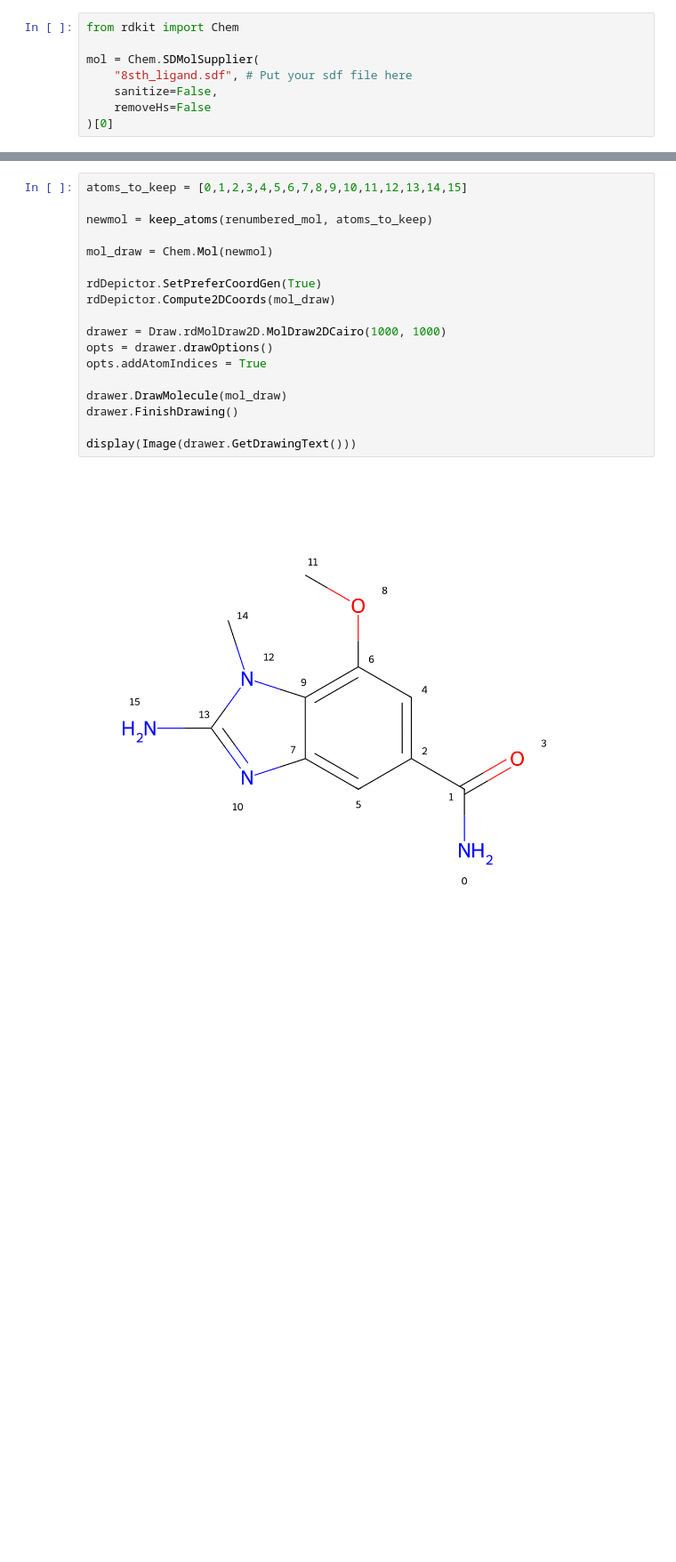
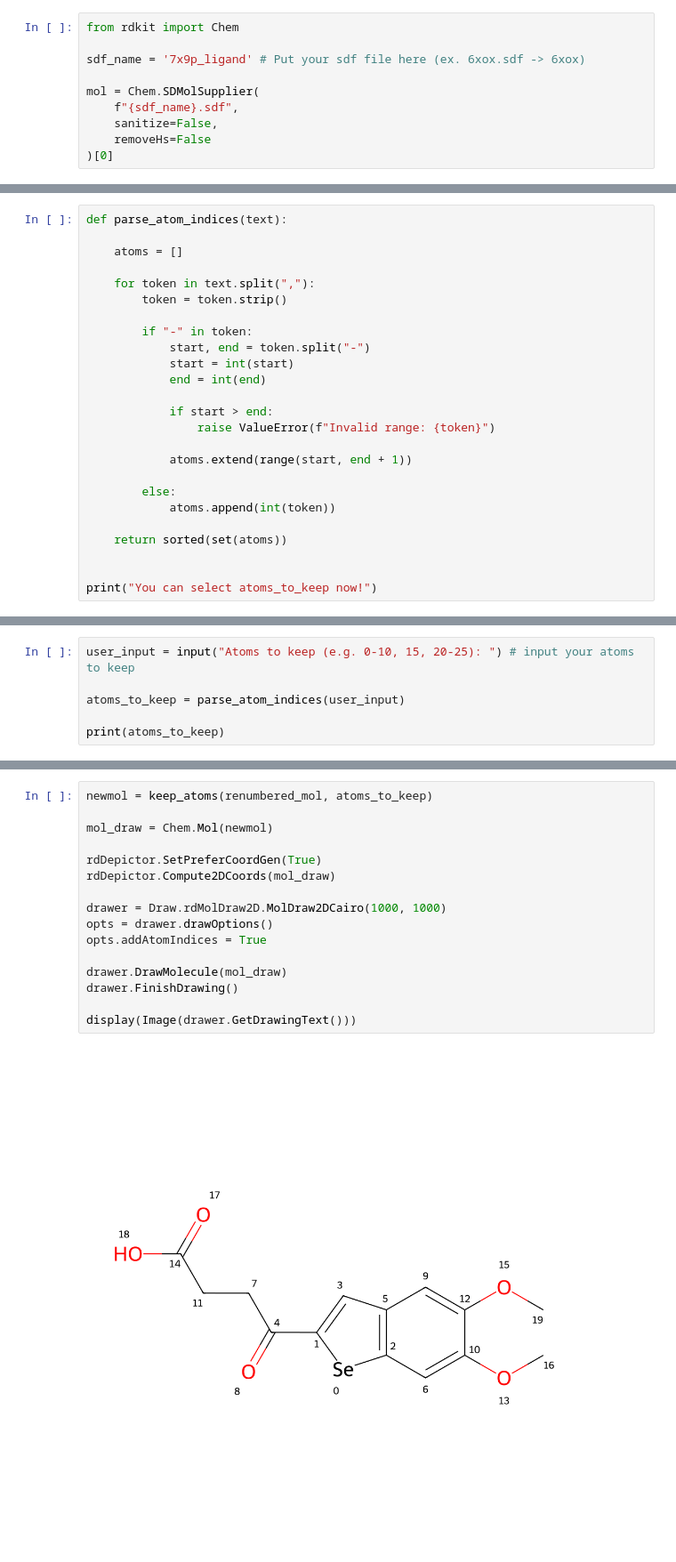
Before and after one commit to good-boy-twist/RDKit-molecule-editor, a Jupyter notebook: RDKit-MoleculeEditor.ipynb, the cells around one changed output, grey strips where cells are left out. Shown at 89% size. Cells and saved outputs as stored; diff of their text form; blank space fills up the shorter version.

```diff
--- a/RDKit-MoleculeEditor.ipynb
+++ b/RDKit-MoleculeEditor.ipynb
@@ -1,8 +1,10 @@
 # %%
 from rdkit import Chem
 
+sdf_name = '7x9p_ligand' # Put your sdf file here (ex. 6xox.sdf -> 6xox)
+
 mol = Chem.SDMolSupplier(
-    "8sth_ligand.sdf", # Put your sdf file here
+    f"{sdf_name}.sdf",
     sanitize=False,
     removeHs=False
 )[0]
@@ -121,3 +103,28 @@ def keep_atoms(mol, atoms_to_keep):
         raise RuntimeError(f"Sanitize failed:\n{e}")
 
     return newmol
+# %%
+def parse_atom_indices(text):
+
+    atoms = []
+
+    for token in text.split(","):
+        token = token.strip()
+
+        if "-" in token:
+            start, end = token.split("-")
+            start = int(start)
+            end = int(end)
+
+            if start > end:
+                raise ValueError(f"Invalid range: {token}")
+
+            atoms.extend(range(start, end + 1))
+
+        else:
+            atoms.append(int(token))
+
+    return sorted(set(atoms))
+
+
+print("You can select atoms_to_keep now!")
@@ -123,0 +133,6 @@ def keep_atoms(mol, atoms_to_keep):
+# %%
+user_input = input("Atoms to keep (e.g. 0-10, 15, 20-25): ") # input your atoms to keep
+
+atoms_to_keep = parse_atom_indices(user_input)
+
+print(atoms_to_keep)
@@ -124,23 +141,21 @@ def keep_atoms(mol, atoms_to_keep):
 # %%
-atoms_to_keep = [0,1,2,3,4,5,6,7,8,9,10,11,12,13,14,15]
-
 newmol = keep_atoms(renumbered_mol, atoms_to_keep)
 
 mol_draw = Chem.Mol(newmol)
 
 rdDepictor.SetPreferCoordGen(True)
 rdDepictor.Compute2DCoords(mol_draw)
 
 drawer = Draw.rdMolDraw2D.MolDraw2DCairo(1000, 1000)
 opts = drawer.drawOptions()
 opts.addAtomIndices = True
 
 drawer.DrawMolecule(mol_draw)
 drawer.FinishDrawing()
 
 display(Image(drawer.GetDrawingText()))
 # %% [output]
-[figure, old version]
+[figure, new version]
 # %%
 # Save it to sdf!
 
```
Also changed, not shown: parts of 6 cells of this notebook.
